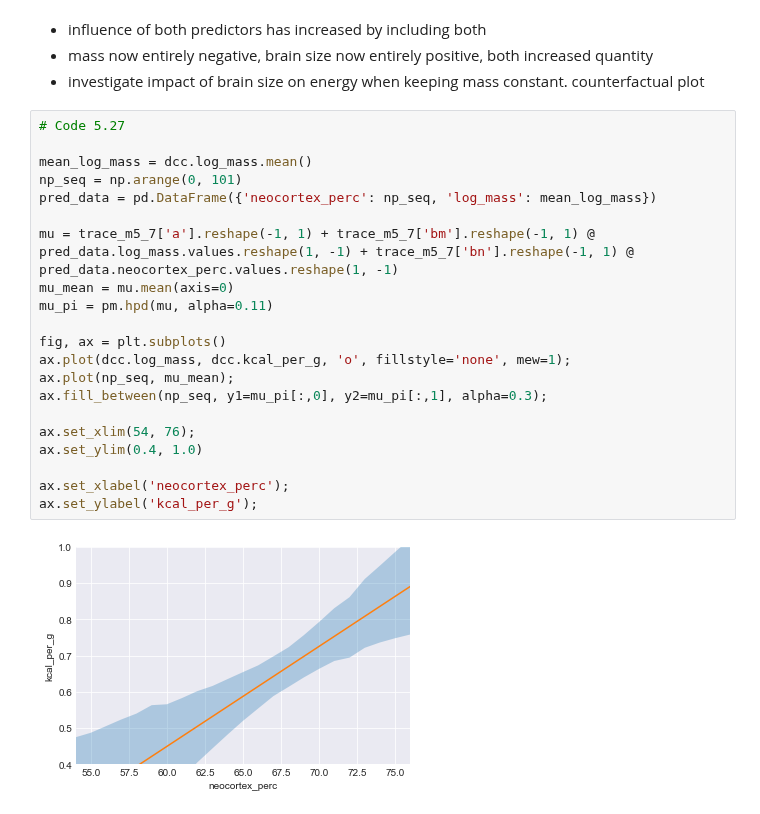
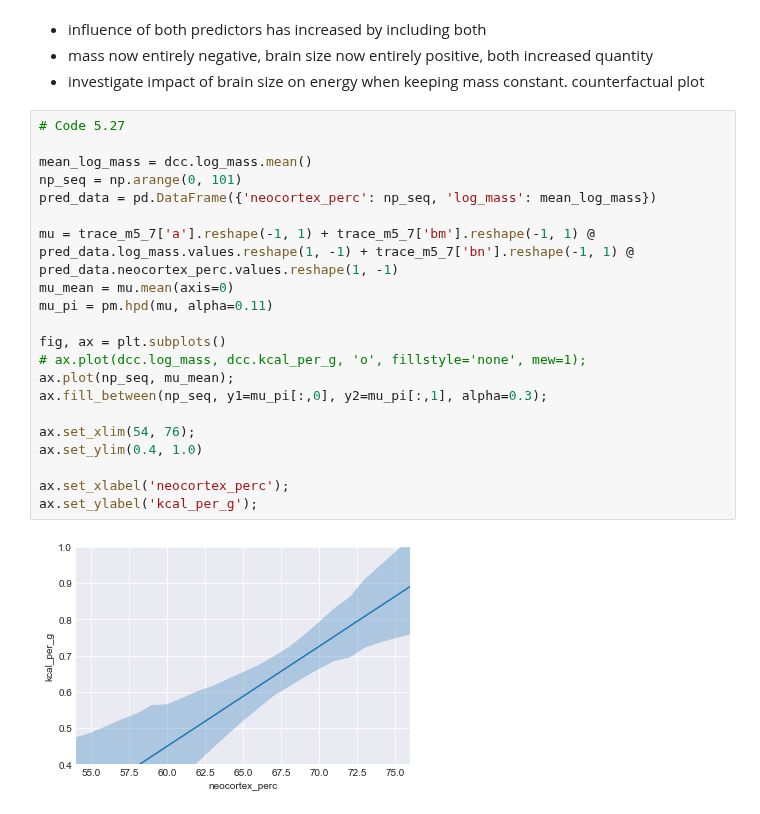
Before and after one commit to nwweber/statistical_rethinking, a Jupyter notebook: chapter_05_multivariate_linear_models.ipynb, the cells around one changed output. Saved outputs shown, nothing was run; the diff lists cells and outputs as text.

Commit message:
completed figure 5.7

```diff
--- a/chapter_05_multivariate_linear_models.ipynb
+++ b/chapter_05_multivariate_linear_models.ipynb
@@ -737,23 +737,23 @@ The number of effective samples is smaller than 25% for some parameters.
 # %%
 # Code 5.27
 
 mean_log_mass = dcc.log_mass.mean()
 np_seq = np.arange(0, 101)
 pred_data = pd.DataFrame({'neocortex_perc': np_seq, 'log_mass': mean_log_mass})
 
 mu = trace_m5_7['a'].reshape(-1, 1) + trace_m5_7['bm'].reshape(-1, 1) @ pred_data.log_mass.values.reshape(1, -1) + trace_m5_7['bn'].reshape(-1, 1) @ pred_data.neocortex_perc.values.reshape(1, -1)
 mu_mean = mu.mean(axis=0)
 mu_pi = pm.hpd(mu, alpha=0.11)
 
 fig, ax = plt.subplots()
-ax.plot(dcc.log_mass, dcc.kcal_per_g, 'o', fillstyle='none', mew=1);
+# ax.plot(dcc.log_mass, dcc.kcal_per_g, 'o', fillstyle='none', mew=1);
 ax.plot(np_seq, mu_mean);
 ax.fill_between(np_seq, y1=mu_pi[:,0], y2=mu_pi[:,1], alpha=0.3);
 
 ax.set_xlim(54, 76);
 ax.set_ylim(0.4, 1.0)
 
 ax.set_xlabel('neocortex_perc');
 ax.set_ylabel('kcal_per_g');
 # %% [output]
-[figure, old version]
+[figure, new version]
```
Also changed, not shown: parts of 2 cells of this notebook.
